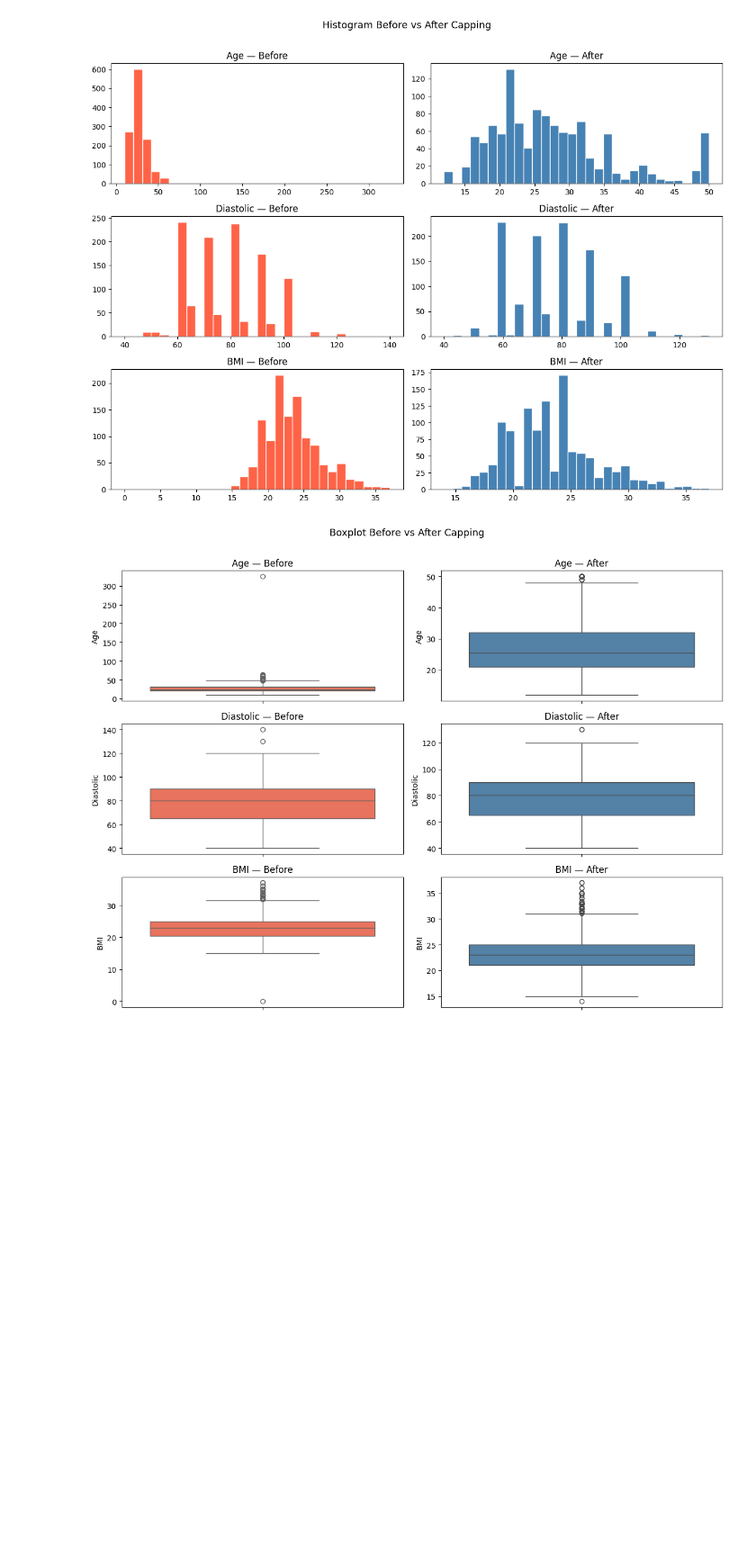
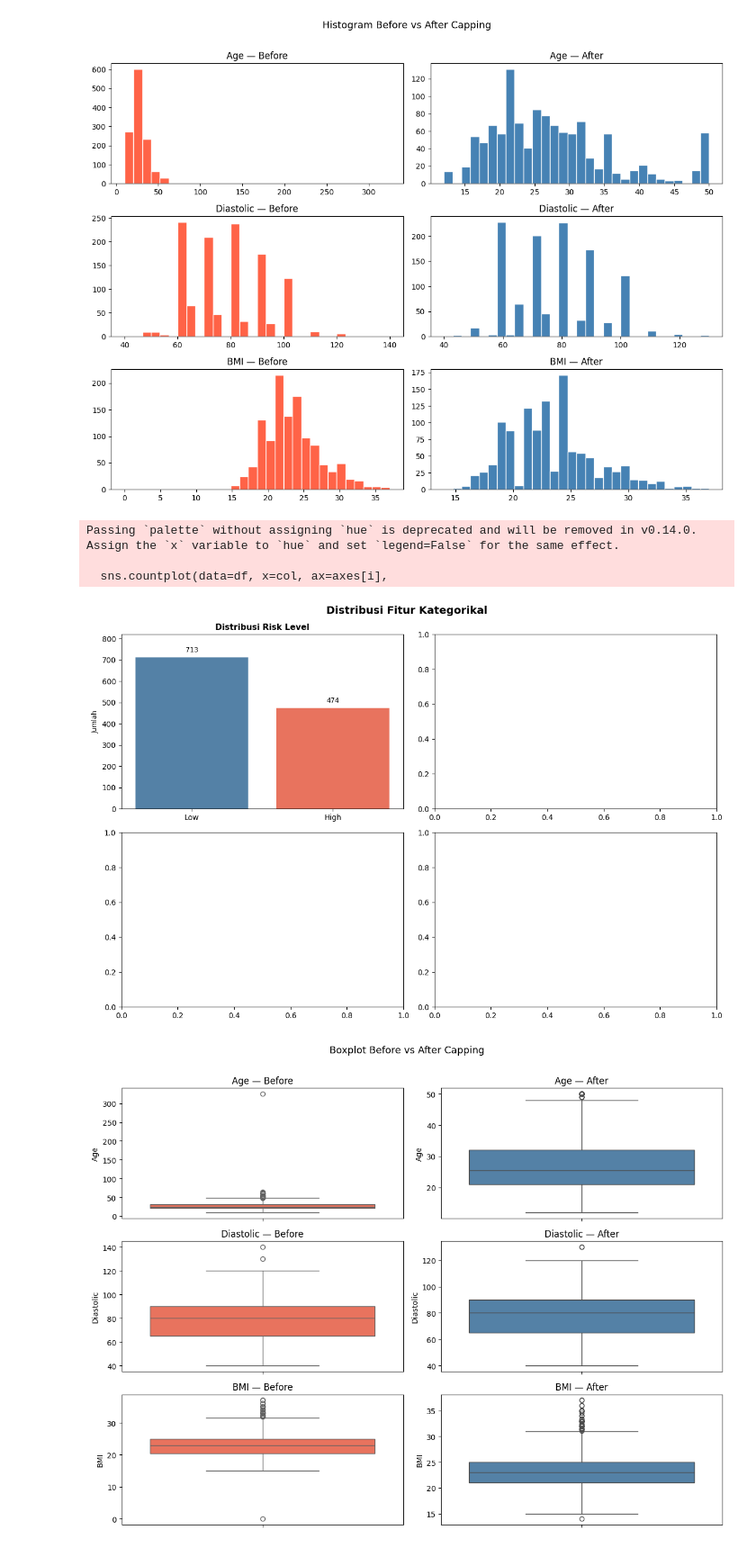
Before and after one commit to alifnw/3-Alif-Livyandra, a Jupyter notebook: notebooks/01_exploratory_data_analysis.ipynb, the cells around one changed output. Shown at 90% size. Cells and saved outputs as stored; diff of their text form; code cells hidden in the pictures; blank space fills up the shorter version.

```diff
--- a/notebooks/01_exploratory_data_analysis.ipynb
+++ b/notebooks/01_exploratory_data_analysis.ipynb
@@ -542,6 +526,37 @@ plt.tight_layout()
 plt.show()
 # %% [output]
 [figure]
+# %%
+fig, axes = plt.subplots(2, 2, figsize=(12, 8))
+axes = axes.flatten()
+
+colors = ['steelblue', 'tomato']
+
+for i, col in enumerate(cat_cols):
+    order = df[col].value_counts().index
+    sns.countplot(data=df, x=col, ax=axes[i],
+                  order=order, palette=colors)
+    axes[i].set_title(f'Distribusi {col}', fontsize=11, fontweight='bold')
+    axes[i].set_xlabel('')
+    axes[i].set_ylabel('Jumlah', fontsize=9)
+
+    current_max = df[col].value_counts().values[0]
+    axes[i].set_ylim(0, current_max * 1.15)
+
+    for p in axes[i].patches:
+        axes[i].annotate(f'{int(p.get_height())}',
+                        (p.get_x() + p.get_width() / 2., p.get_height()),
+                        ha='center', va='bottom', fontsize=9,
+                        xytext=(0, 5), textcoords='offset points')
+
+plt.suptitle('Distribusi Fitur Kategorikal', fontsize=14, fontweight='bold')
+plt.tight_layout()
+plt.show()
+# %% [output]
+Passing `palette` without assigning `hue` is deprecated and will be removed in v0.14.0. Assign the `x` variable to `hue` and set `legend=False` for the same effect.
+
+  sns.countplot(data=df, x=col, ax=axes[i],
+[figure, added]
 # %%
 fig, axes = plt.subplots(len(capped_columns), 2, figsize=(12, len(capped_columns) * 3))
 
```
Also changed, not shown: parts of 12 cells of this notebook, 3 other files.
